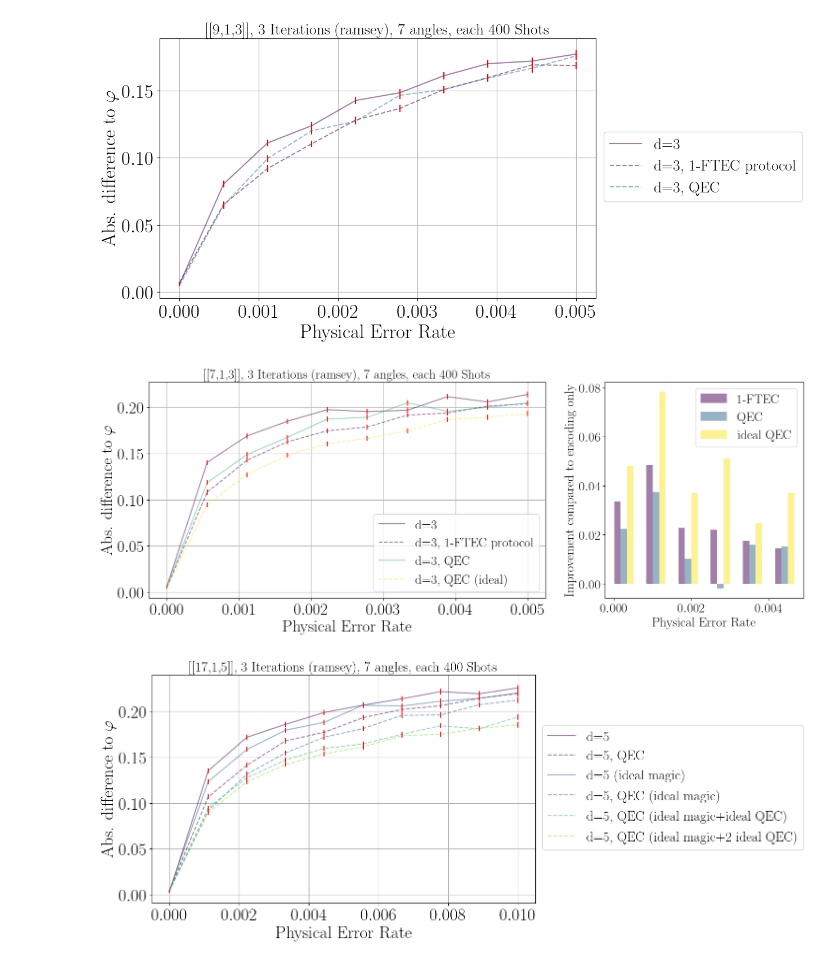
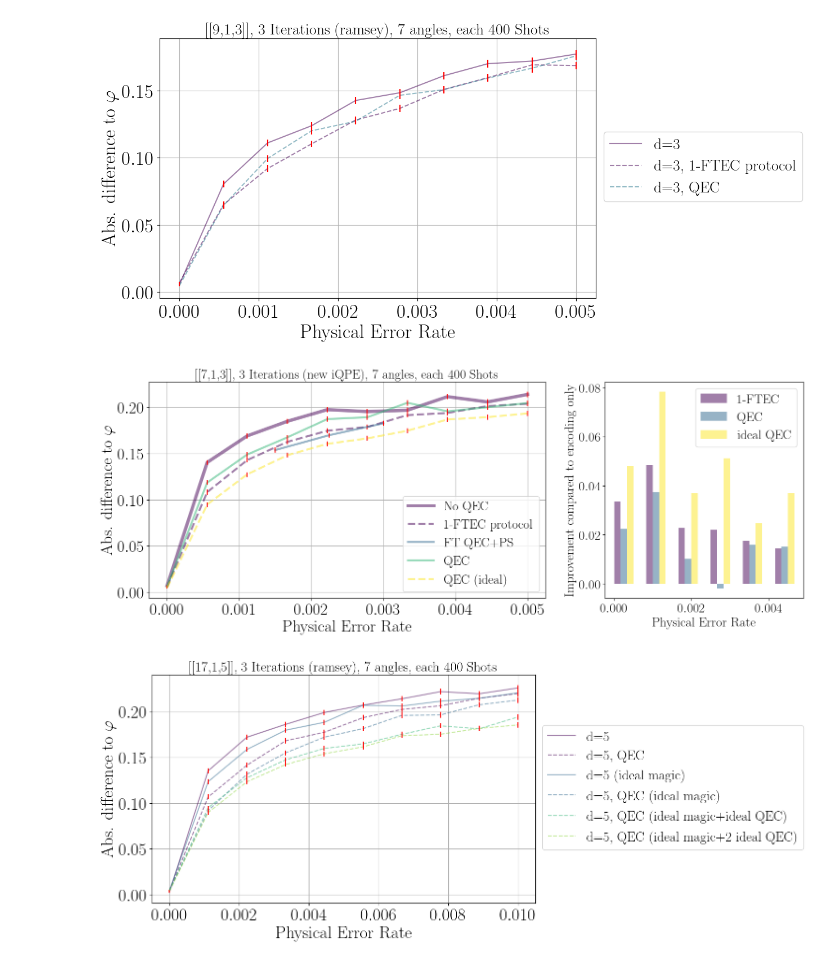
Before and after one commit to RicemanBoy/iqpe, a Jupyter notebook: repcode.ipynb, the cells around one changed output. Cells and saved outputs as stored; diff of their text form; code cells hidden in the pictures.

```diff
--- a/repcode.ipynb
+++ b/repcode.ipynb
@@ -197,15 +197,15 @@ colors = plt.cm.viridis(np.linspace(0, 1, 7))
 # except TypeError:
 #     pass
 
-ax1.plot(p1,y1, label="d=3", marker = "", linestyle = "-", markersize = 20, alpha = 0.5, color = colors[0])
+ax1.plot(p1,y1, label="No QEC", marker = "", linestyle = "-", markersize = 20, alpha = 0.5, color = colors[0], linewidth=5)
 ax1.errorbar(p1, y1, yerr=err1, ecolor="red", linestyle="")
-ax1.plot(p1, y_qec1, label="d=3, 1-FTEC protocol", marker = "", linestyle = "--", markersize = 20, alpha = 0.5, color = colors[0])
+ax1.plot(p1, y_qec1, label="1-FTEC protocol", marker = "", linestyle = "--", markersize = 20, alpha = 0.5, color = colors[0], linewidth=3)
 ax1.errorbar(p1, y_qec1, yerr=err_qec1, ecolor="red", linestyle="")
 
-# ax1.plot(p2, y_qec2, label="d=3, FT QEC+PS", marker = "", linestyle = "-", markersize = 20, alpha = 0.5, color = colors[2])
-# ax1.errorbar(p2, y_qec2, yerr=err_qec2, ecolor="red", linestyle="")
+ax1.plot(p2, y_qec2, label="FT QEC+PS", marker = "", linestyle = "-", markersize = 20, alpha = 0.5, color = colors[2], linewidth=3)
+ax1.errorbar(p2, y_qec2, yerr=err_qec2, ecolor="red", linestyle="")
 
-ax1.plot(p3, y_qec3, label="d=3, QEC", marker = "", linestyle = "-", markersize = 20, alpha = 0.5, color = colors[4])
+ax1.plot(p3, y_qec3, label="QEC", marker = "", linestyle = "-", markersize = 20, alpha = 0.5, color = colors[4], linewidth=3)
 ax1.errorbar(p3, y_qec3, yerr=err_qec3, ecolor="red", linestyle="")
 
 # ax1.plot(p4, y4, label="d=3 (depol.)", marker = "", linestyle = "-", markersize = 20, alpha = 0.5, color = colors[5])
@@ -214,10 +214,10 @@ ax1.errorbar(p3, y_qec3, yerr=err_qec3, ecolor="red", linestyle="")
 # ax1.plot(p4, y_qec4, label="d=3, 1-FTEC (depol.)", marker = "", linestyle = "--", markersize = 20, alpha = 0.5, color = colors[5])
 # ax1.errorbar(p4, y_qec4, yerr=err_qec4, ecolor="red", linestyle="")
 
-ax1.plot(p5, y_qec5, label="d=3, QEC (ideal)", marker = "", linestyle = "--", markersize = 20, alpha = 0.5, color = colors[6])
+ax1.plot(p5, y_qec5, label="QEC (ideal)", marker = "", linestyle = "--", markersize = 20, alpha = 0.5, color = colors[6], linewidth=3)
 ax1.errorbar(p5, y_qec5, yerr=err_qec5, ecolor="red", linestyle="")
 
-ax1.set_title(r"[[7,1,3]], 3 Iterations (ramsey), 7 angles, each {} Shots".format(int(shots)), fontsize=20)
+ax1.set_title(r"[[7,1,3]], 3 Iterations (new iQPE), 7 angles, each {} Shots".format(int(shots)), fontsize=20)
 ax1.set_xlabel("Physical Error Rate", fontsize=25)
 ax1.set_ylabel(r"Abs. difference to $\varphi$", fontsize=25)
 ax1.tick_params(axis='both', which='major', labelsize=25)
@@ -260,34 +260,34 @@ ax2.bar(
     width=bar_width,
     align="edge",
     alpha=0.5,
     color=colors[2],
     label="QEC"
 )
 
 ax2.bar(
     x + 2 * bar_width,
     qec_ideal_counts,
     width=bar_width,
     align="edge",
     alpha=0.5,
     color=colors[6],
     label="ideal QEC"
 )
 
 
 
 ax2.legend(fontsize=20)
 
 ax2.tick_params(axis='both', which='major', labelsize=20)
 ax2.set_xlabel("Physical Error Rate", fontsize=20)
 ax2.set_ylabel(r"Improvement compared to encoding only", fontsize=20)
 
 
 #plt.tight_layout()
 # plt.savefig("14.png", bbox_inches="tight" ,dpi=200)
 plt.show()
 # %% [output]
-[figure, old version]
+[figure, new version]
 # %%
 shots = 400
 
```
Also changed, not shown: parts of 4 cells of this notebook, 5 other files.
